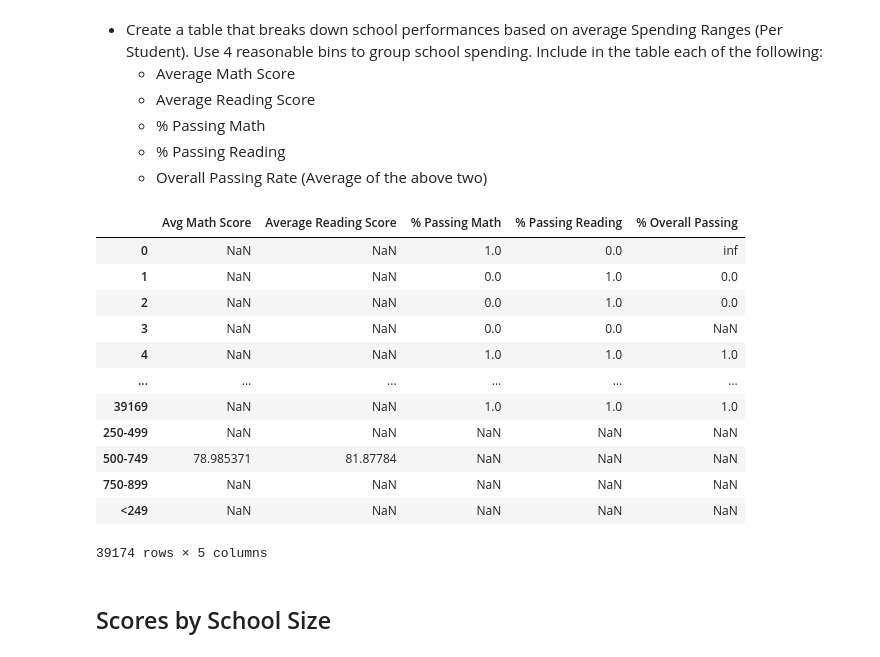
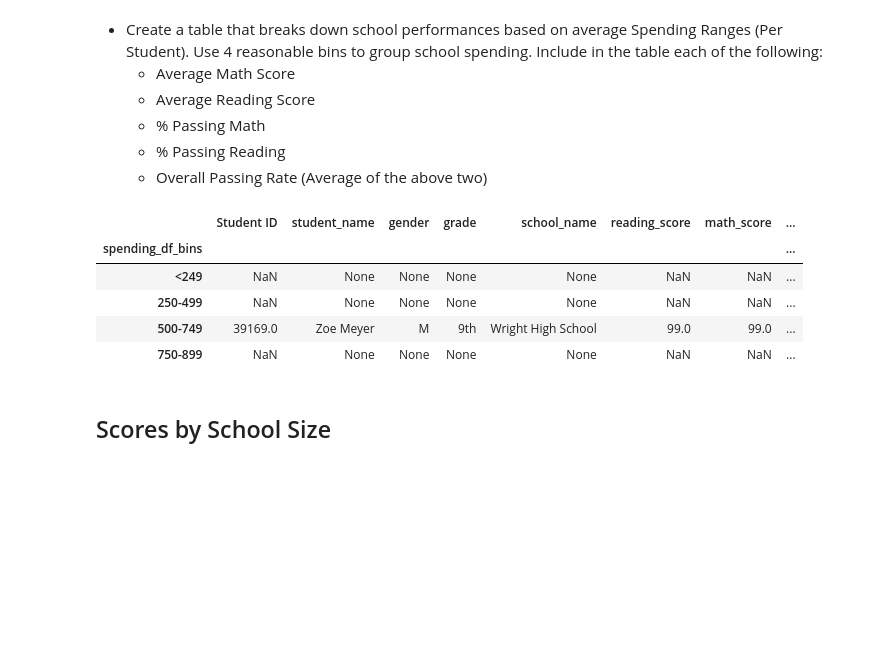
Before and after one commit to lorelles/pandas-challenge, a Jupyter notebook: PyCitySchools/PyCitySchools_analysis.ipynb, the cells around one changed output. Cells and saved outputs as stored; diff of their text form; code cells hidden in the pictures; blank space fills up the shorter version.

```diff
--- a/PyCitySchools/PyCitySchools_analysis.ipynb
+++ b/PyCitySchools/PyCitySchools_analysis.ipynb
@@ -268,37 +268,31 @@ reading_scores
 # %%
 # divide budget to find reasonable bins = 0-15, 16-30, 31-45, 46-80
 bins = [0, 250, 500, 750, 900]
 group_names = ["<249", "250-499", "500-749", "750-899"]
 school_data_complete["spending_df_bins"] = pd.cut(school_data_complete["budget"]/school_data_complete["size"], bins, labels=group_names, include_lowest=True)
 spending_df = school_data_complete.groupby("spending_df_bins")
 
 avg_math = (spending_df["math_score"].mean()).astype(float)
 avg_reading = (spending_df["reading_score"].mean()).astype(float)
 pass_math = (school_data_complete["math_score"] >= 70).astype(float)
 pass_reading = (school_data_complete["reading_score"] >=70).astype(float)
 type_pass_both = (pass_math/pass_reading).astype(float)
 
 school_score_df = pd.DataFrame({
                             "Avg Math Score": avg_math,
                             "Average Reading Score": avg_reading,
                             "% Passing Math": pass_math,
                             "% Passing Reading": pass_reading,
                             "% Overall Passing": type_pass_both})
-school_score_df
+#school_score_df
+spending_df.max()
 # %% [output]
-|  | Avg Math Score | Average Reading Score | % Passing Math | % Passing Reading | % Overall Passing |
-| 0 | NaN | NaN | 1.0 | 0.0 | inf |
-| 1 | NaN | NaN | 0.0 | 1.0 | 0.0 |
-| 2 | NaN | NaN | 0.0 | 1.0 | 0.0 |
-| 3 | NaN | NaN | 0.0 | 0.0 | NaN |
-| 4 | NaN | NaN | 1.0 | 1.0 | 1.0 |
-| ... | ... | ... | ... | ... | ... |
-| 39169 | NaN | NaN | 1.0 | 1.0 | 1.0 |
-| 250-499 | NaN | NaN | NaN | NaN | NaN |
-| 500-749 | 78.985371 | 81.87784 | NaN | NaN | NaN |
-| 750-899 | NaN | NaN | NaN | NaN | NaN |
-| <249 | NaN | NaN | NaN | NaN | NaN |
+|  | Student ID | student_name | gender | grade | school_name | reading_score | math_score | ... |
+| spending_df_bins |  |  |  |  |  |  |  | ... |
+| <249 | NaN | None | None | None | None | NaN | NaN | ... |
+| 250-499 | NaN | None | None | None | None | NaN | NaN | ... |
+| 500-749 | 39169.0 | Zoe Meyer | M | 9th | Wright High School | 99.0 | 99.0 | ... |
+| 750-899 | NaN | None | None | None | None | NaN | NaN | ... |
-39174 rows × 5 columns
 # %% [markdown]
 ## Scores by School Size
 # %% [markdown]
```
